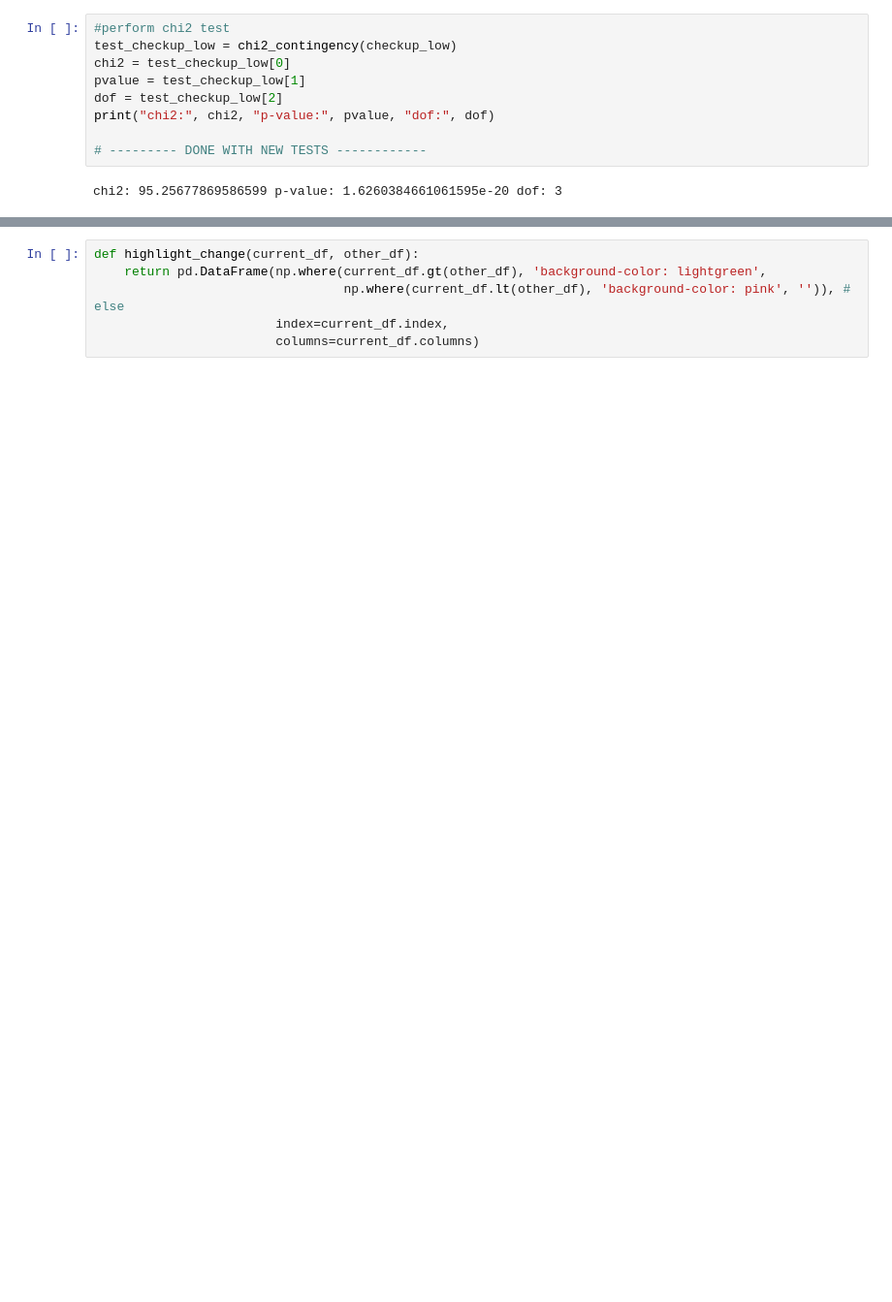
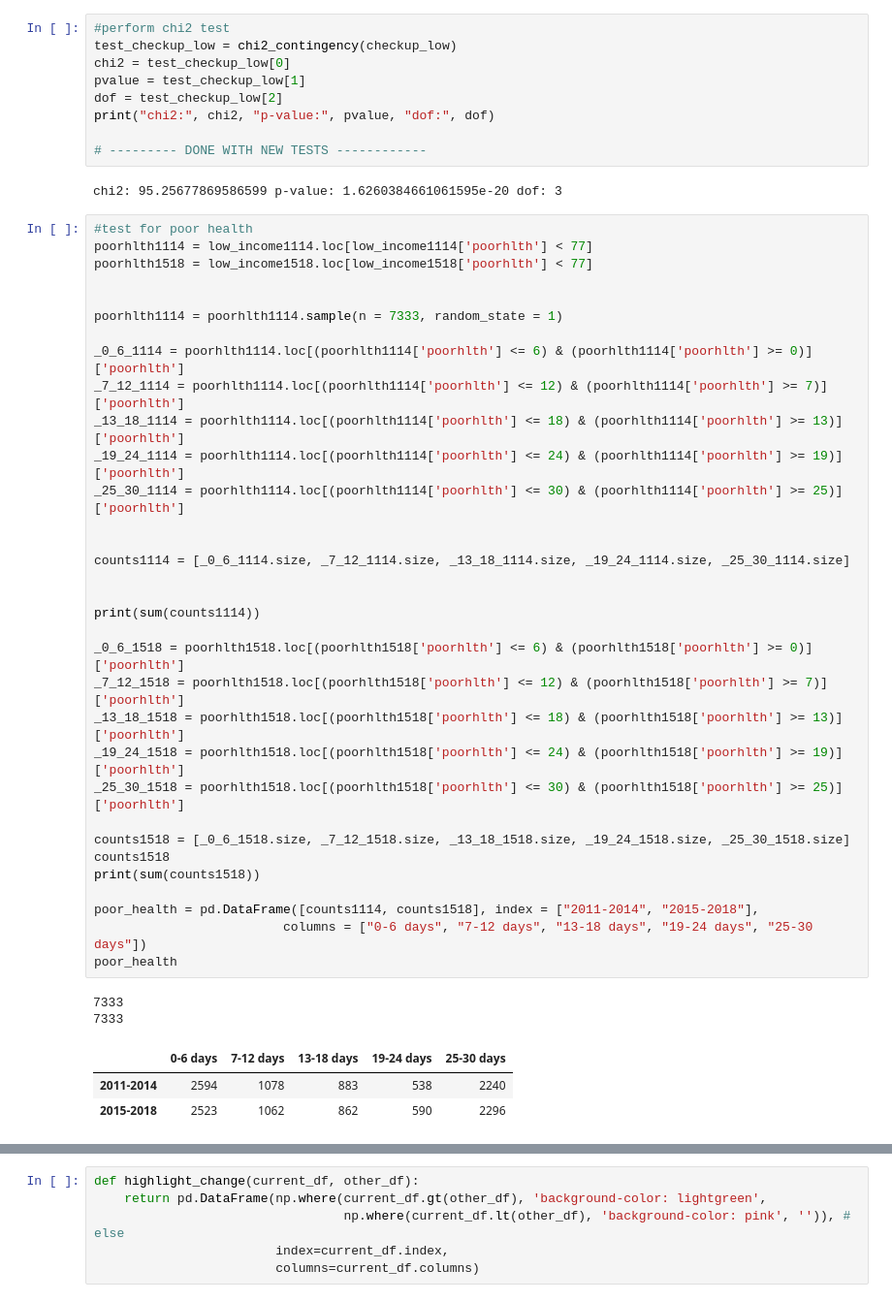
Before and after one commit to theklam/just_scraping_by, a Jupyter notebook: stats.ipynb, the cells around one changed output, grey strips where cells are left out. Shown at 97% size. Drawn from its saved outputs; the diff is of its cells as text; blank space fills up the shorter version.

Commit message:
Updated tests of poor health and gen health

```diff
--- a/stats.ipynb
+++ b/stats.ipynb
@@ -753,3 +752,42 @@ print("chi2:", chi2, "p-value:", pvalue, "dof:", dof)
 # --------- DONE WITH NEW TESTS ------------
 # %% [output]
 chi2: 95.25677869586599 p-value: 1.6260384661061595e-20 dof: 3
+# %%
+#test for poor health
+poorhlth1114 = low_income1114.loc[low_income1114['poorhlth'] < 77]
+poorhlth1518 = low_income1518.loc[low_income1518['poorhlth'] < 77]
+
+
+poorhlth1114 = poorhlth1114.sample(n = 7333, random_state = 1)
+
+_0_6_1114 = poorhlth1114.loc[(poorhlth1114['poorhlth'] <= 6) & (poorhlth1114['poorhlth'] >= 0)]['poorhlth']
+_7_12_1114 = poorhlth1114.loc[(poorhlth1114['poorhlth'] <= 12) & (poorhlth1114['poorhlth'] >= 7)]['poorhlth']
+_13_18_1114 = poorhlth1114.loc[(poorhlth1114['poorhlth'] <= 18) & (poorhlth1114['poorhlth'] >= 13)]['poorhlth']
+_19_24_1114 = poorhlth1114.loc[(poorhlth1114['poorhlth'] <= 24) & (poorhlth1114['poorhlth'] >= 19)]['poorhlth']
+_25_30_1114 = poorhlth1114.loc[(poorhlth1114['poorhlth'] <= 30) & (poorhlth1114['poorhlth'] >= 25)]['poorhlth']
+
+
+counts1114 = [_0_6_1114.size, _7_12_1114.size, _13_18_1114.size, _19_24_1114.size, _25_30_1114.size]
+
+
+print(sum(counts1114))
+
+_0_6_1518 = poorhlth1518.loc[(poorhlth1518['poorhlth'] <= 6) & (poorhlth1518['poorhlth'] >= 0)]['poorhlth']
+_7_12_1518 = poorhlth1518.loc[(poorhlth1518['poorhlth'] <= 12) & (poorhlth1518['poorhlth'] >= 7)]['poorhlth']
+_13_18_1518 = poorhlth1518.loc[(poorhlth1518['poorhlth'] <= 18) & (poorhlth1518['poorhlth'] >= 13)]['poorhlth']
+_19_24_1518 = poorhlth1518.loc[(poorhlth1518['poorhlth'] <= 24) & (poorhlth1518['poorhlth'] >= 19)]['poorhlth']
+_25_30_1518 = poorhlth1518.loc[(poorhlth1518['poorhlth'] <= 30) & (poorhlth1518['poorhlth'] >= 25)]['poorhlth']
+
+counts1518 = [_0_6_1518.size, _7_12_1518.size, _13_18_1518.size, _19_24_1518.size, _25_30_1518.size]
+counts1518
+print(sum(counts1518))
+
+poor_health = pd.DataFrame([counts1114, counts1518], index = ["2011-2014", "2015-2018"],
+                         columns = ["0-6 days", "7-12 days", "13-18 days", "19-24 days", "25-30 days"])
+poor_health
+# %% [output]
+7333
+7333
+|  | 0-6 days | 7-12 days | 13-18 days | 19-24 days | 25-30 days |
+| 2011-2014 | 2594 | 1078 | 883 | 538 | 2240 |
+| 2015-2018 | 2523 | 1062 | 862 | 590 | 2296 |
```
Also changed, not shown: parts of 14 cells of this notebook.
